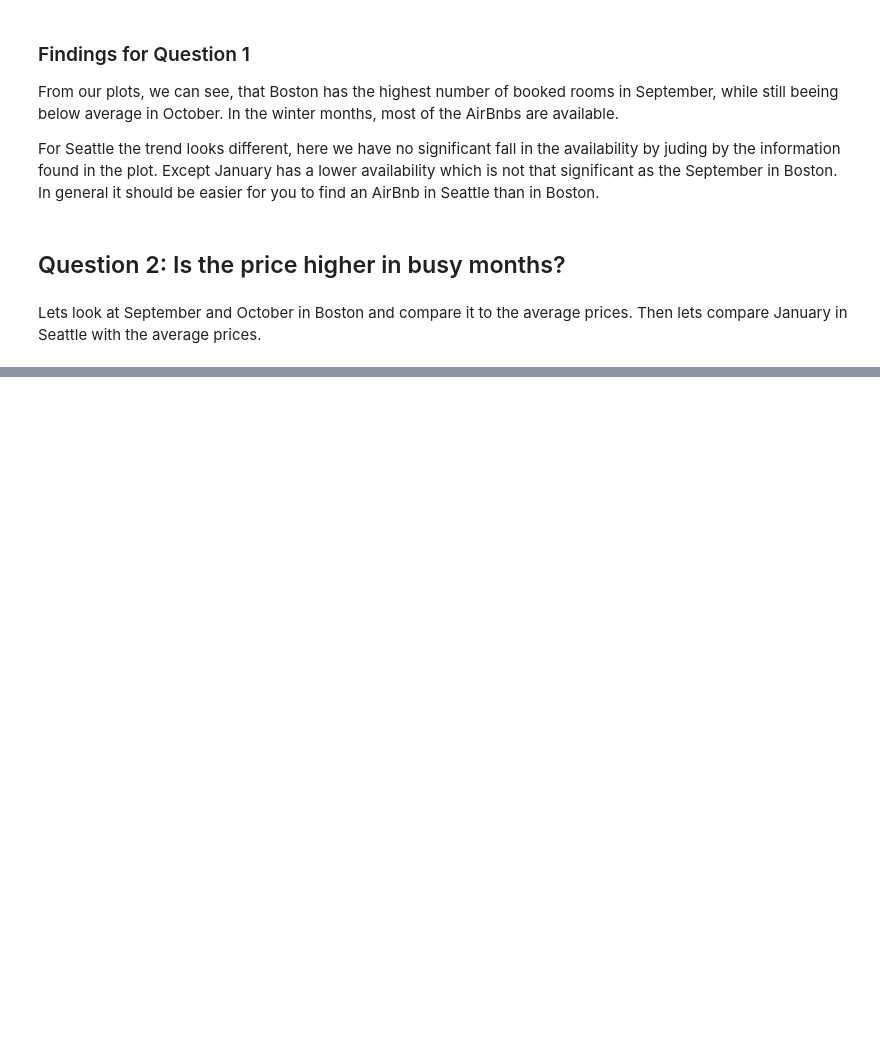
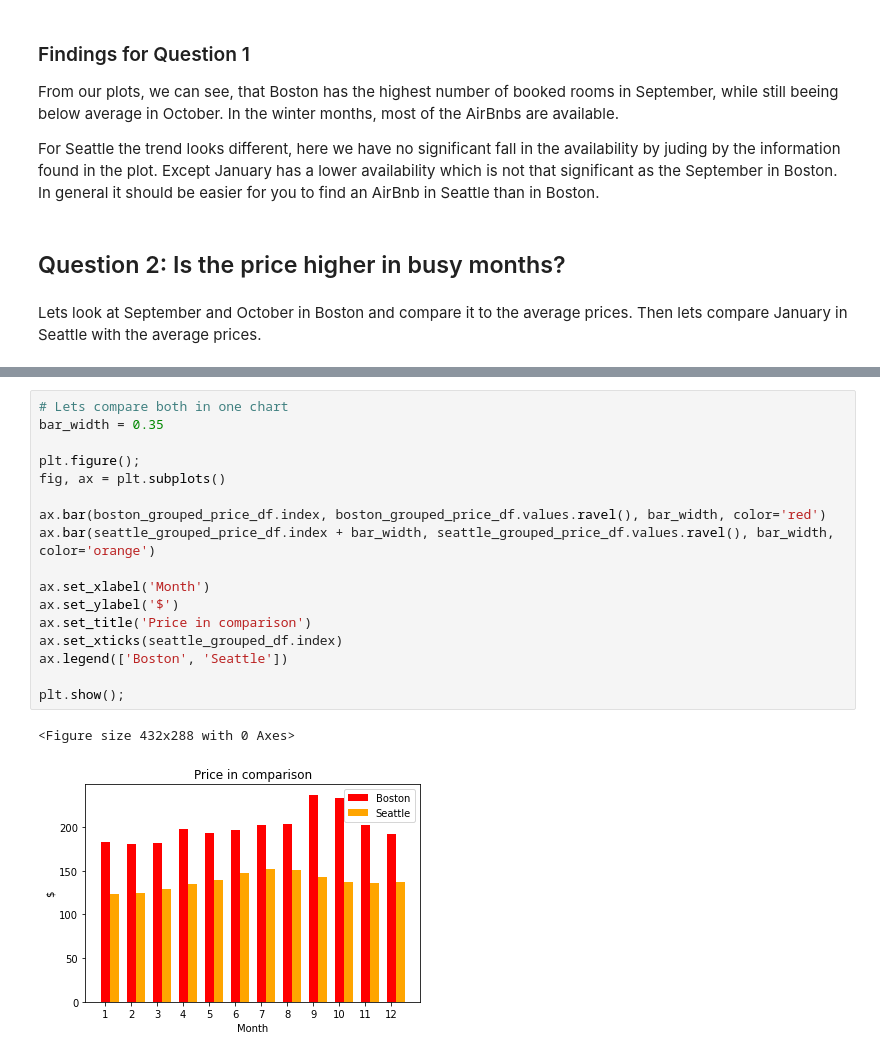
Before and after one commit to foxriver76/airbnb_analysis, a Jupyter notebook: analyze.ipynb, the cells around one changed output, grey strips where cells are left out. Saved outputs shown, nothing was run; the diff lists cells and outputs as text; blank space fills up the shorter version.

```diff
--- a/analyze.ipynb
+++ b/analyze.ipynb
@@ -226,0 +291,20 @@ Lets look at September and October in Boston and compare it to the average price
+# %%
+# Lets compare both in one chart
+bar_width = 0.35
+
+plt.figure();
+fig, ax = plt.subplots()
+
+ax.bar(boston_grouped_price_df.index, boston_grouped_price_df.values.ravel(), bar_width, color='red')
+ax.bar(seattle_grouped_price_df.index + bar_width, seattle_grouped_price_df.values.ravel(), bar_width, color='orange')
+
+ax.set_xlabel('Month')
+ax.set_ylabel('$')
+ax.set_title('Price in comparison')
+ax.set_xticks(seattle_grouped_df.index)
+ax.legend(['Boston', 'Seattle'])
+
+plt.show();
+# %% [output]
+<Figure size 432x288 with 0 Axes>
+[figure, added]
```
Also changed, not shown: parts of 13 cells of this notebook, 1 other file.
